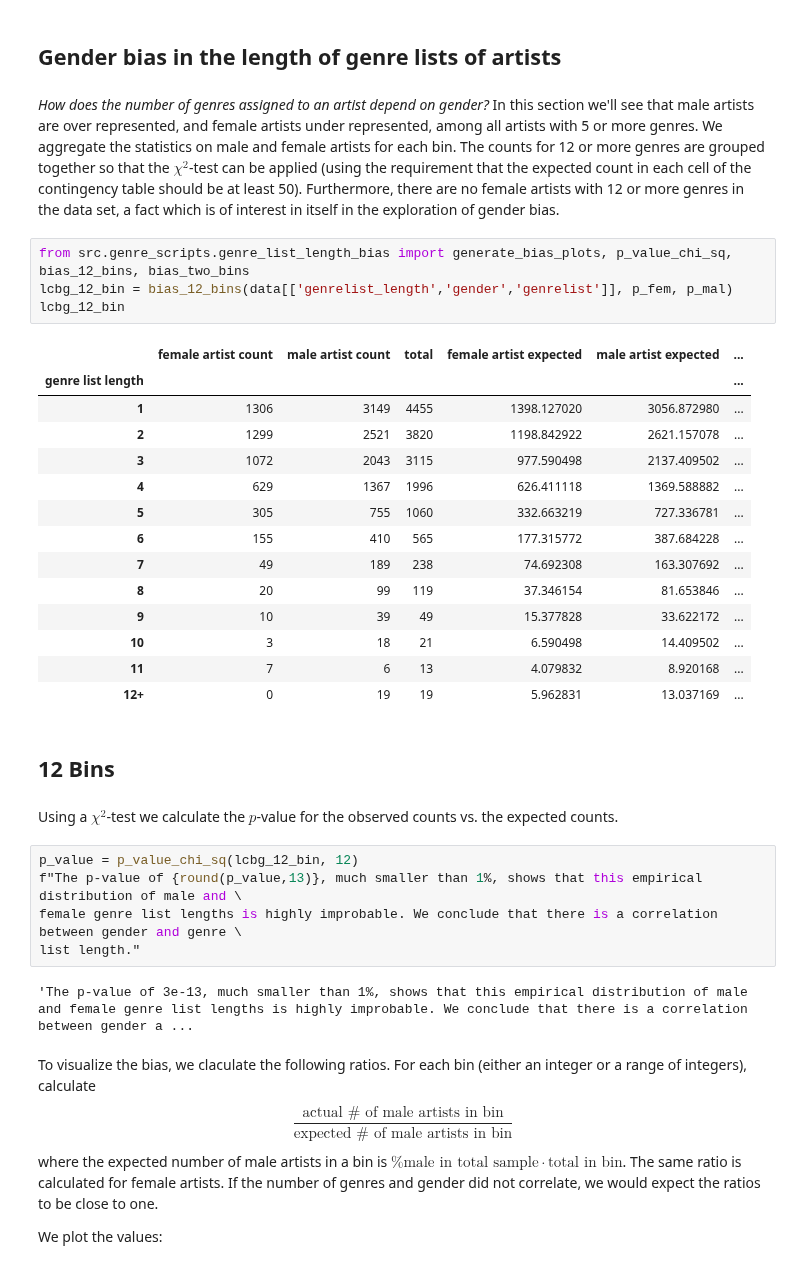
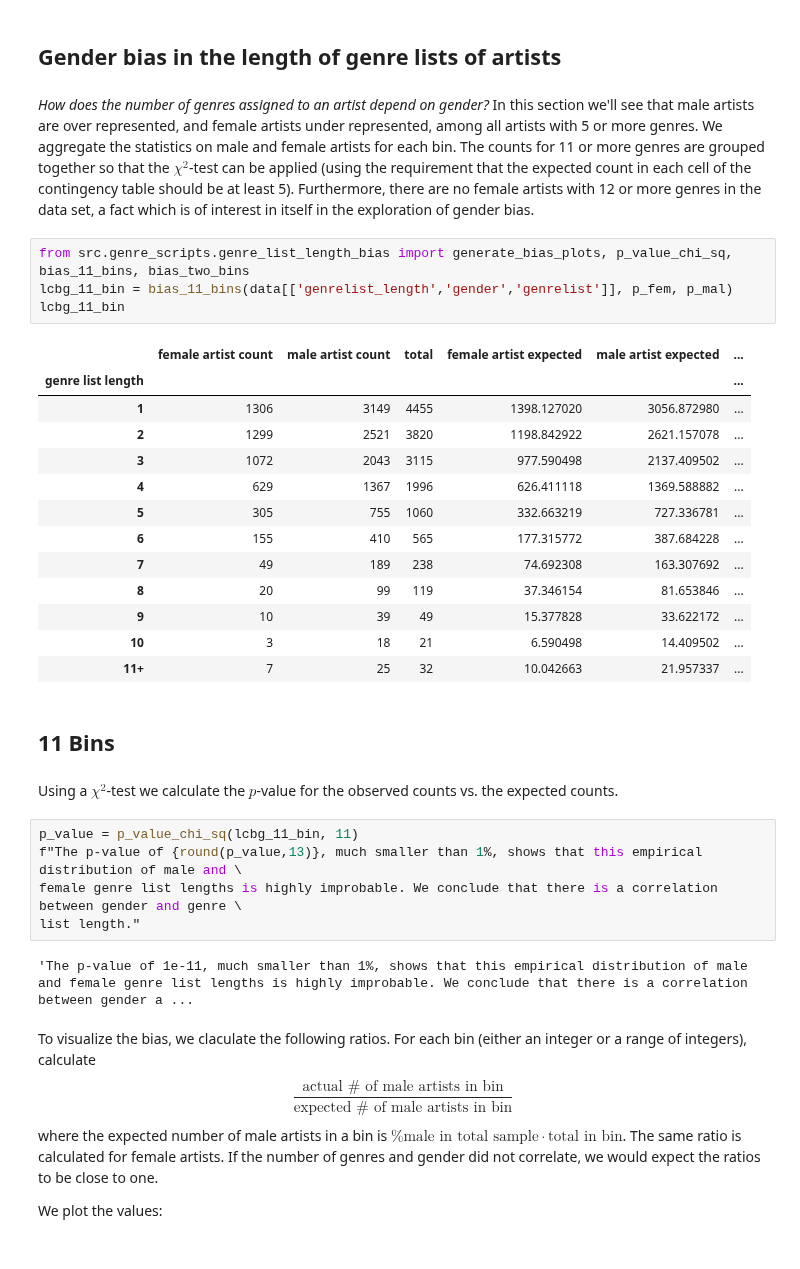
Before and after one commit to fox-daniel/Genre, a Jupyter notebook: main.ipynb, the cells around one changed output. Saved outputs shown, nothing was run; the diff lists cells and outputs as text.

Commit message:
Switch to 11-bin analysis so that requirements for chi-square test are met.
Switch dpi to 144 for plots.

```diff
--- a/main.ipynb
+++ b/main.ipynb
@@ -160,37 +160,36 @@ genre_frequencies.head(10)
 # %% [markdown]
 ## Gender bias in the length of genre lists of artists
 # %% [markdown]
-_How does the number of genres assigned to an artist depend on gender?_ In this section we'll see that male artists are over represented, and female artists under represented, among all artists with 5 or more genres. We aggregate the statistics on male and female artists for each bin. The counts for 12 or more genres are grouped together so that the $\chi^2$-test can be applied (using the requirement that the expected count in each cell of the contingency table should be at least 50). Furthermore, there are no female artists with 12 or more genres in the data set, a fact which is of interest in itself in the exploration of gender bias.
+_How does the number of genres assigned to an artist depend on gender?_ In this section we'll see that male artists are over represented, and female artists under represented, among all artists with 5 or more genres. We aggregate the statistics on male and female artists for each bin. The counts for 11 or more genres are grouped together so that the $\chi^2$-test can be applied (using the requirement that the expected count in each cell of the contingency table should be at least 5). Furthermore, there are no female artists with 12 or more genres in the data set, a fact which is of interest in itself in the exploration of gender bias.
 # %%
-from src.genre_scripts.genre_list_length_bias import generate_bias_plots, p_value_chi_sq, bias_12_bins, bias_two_bins
-lcbg_12_bin = bias_12_bins(data[['genrelist_length','gender','genrelist']], p_fem, p_mal)
-lcbg_12_bin
+from src.genre_scripts.genre_list_length_bias import generate_bias_plots, p_value_chi_sq, bias_11_bins, bias_two_bins
+lcbg_11_bin = bias_11_bins(data[['genrelist_length','gender','genrelist']], p_fem, p_mal)
+lcbg_11_bin
 # %% [output]
 |  | female artist count | male artist count | total | female artist expected | male artist expected | ... |
 | genre list length |  |  |  |  |  | ... |
 | 1 | 1306 | 3149 | 4455 | 1398.127020 | 3056.872980 | ... |
 | 2 | 1299 | 2521 | 3820 | 1198.842922 | 2621.157078 | ... |
 | 3 | 1072 | 2043 | 3115 | 977.590498 | 2137.409502 | ... |
 | 4 | 629 | 1367 | 1996 | 626.411118 | 1369.588882 | ... |
 | 5 | 305 | 755 | 1060 | 332.663219 | 727.336781 | ... |
 | 6 | 155 | 410 | 565 | 177.315772 | 387.684228 | ... |
 | 7 | 49 | 189 | 238 | 74.692308 | 163.307692 | ... |
 | 8 | 20 | 99 | 119 | 37.346154 | 81.653846 | ... |
 | 9 | 10 | 39 | 49 | 15.377828 | 33.622172 | ... |
 | 10 | 3 | 18 | 21 | 6.590498 | 14.409502 | ... |
-| 11 | 7 | 6 | 13 | 4.079832 | 8.920168 | ... |
-| 12+ | 0 | 19 | 19 | 5.962831 | 13.037169 | ... |
+| 11+ | 7 | 25 | 32 | 10.042663 | 21.957337 | ... |
 # %% [markdown]
-## 12 Bins
+## 11 Bins
 # %% [markdown]
 Using a $\chi^2$-test we calculate the $p$-value for the observed counts vs. the expected counts.
 # %%
-p_value = p_value_chi_sq(lcbg_12_bin, 12)
+p_value = p_value_chi_sq(lcbg_11_bin, 11)
 f"The p-value of {round(p_value,13)}, much smaller than 1%, shows that this empirical distribution of male and \
 female genre list lengths is highly improbable. We conclude that there is a correlation between gender and genre \
 list length."
 # %% [output]
-'The p-value of 3e-13, much smaller than 1%, shows that this empirical distribution of male and female genre list lengths is highly improbable. We conclude that there is a correlation between gender a ...
+'The p-value of 1e-11, much smaller than 1%, shows that this empirical distribution of male and female genre list lengths is highly improbable. We conclude that there is a correlation between gender a ...
 # %% [markdown]
 To visualize the bias, we claculate the following ratios. For each bin (either an integer or a range of integers), calculate
 $$\frac{\text{actual # of male artists in bin}}{\text{expected # of male artists in bin}}$$
```
Also changed, not shown: parts of 4 cells of this notebook, 7 other files.
